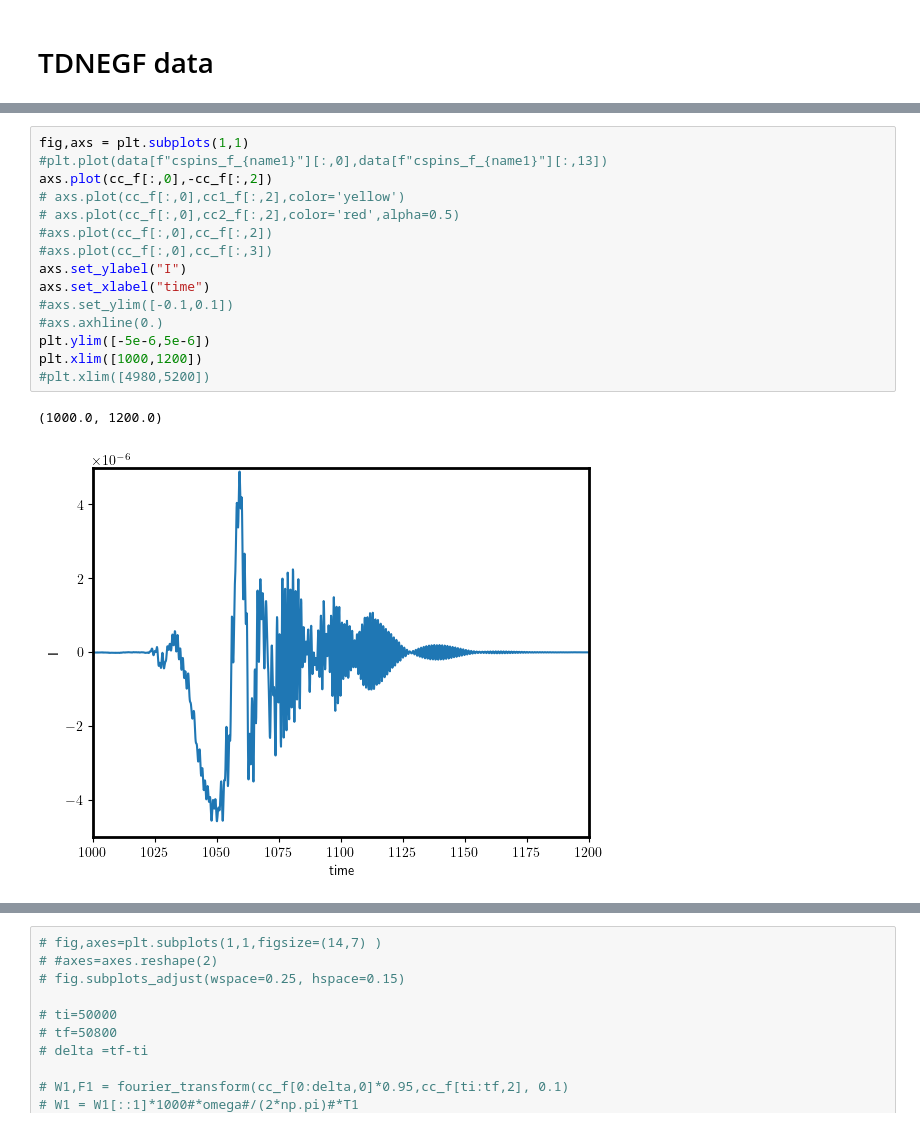
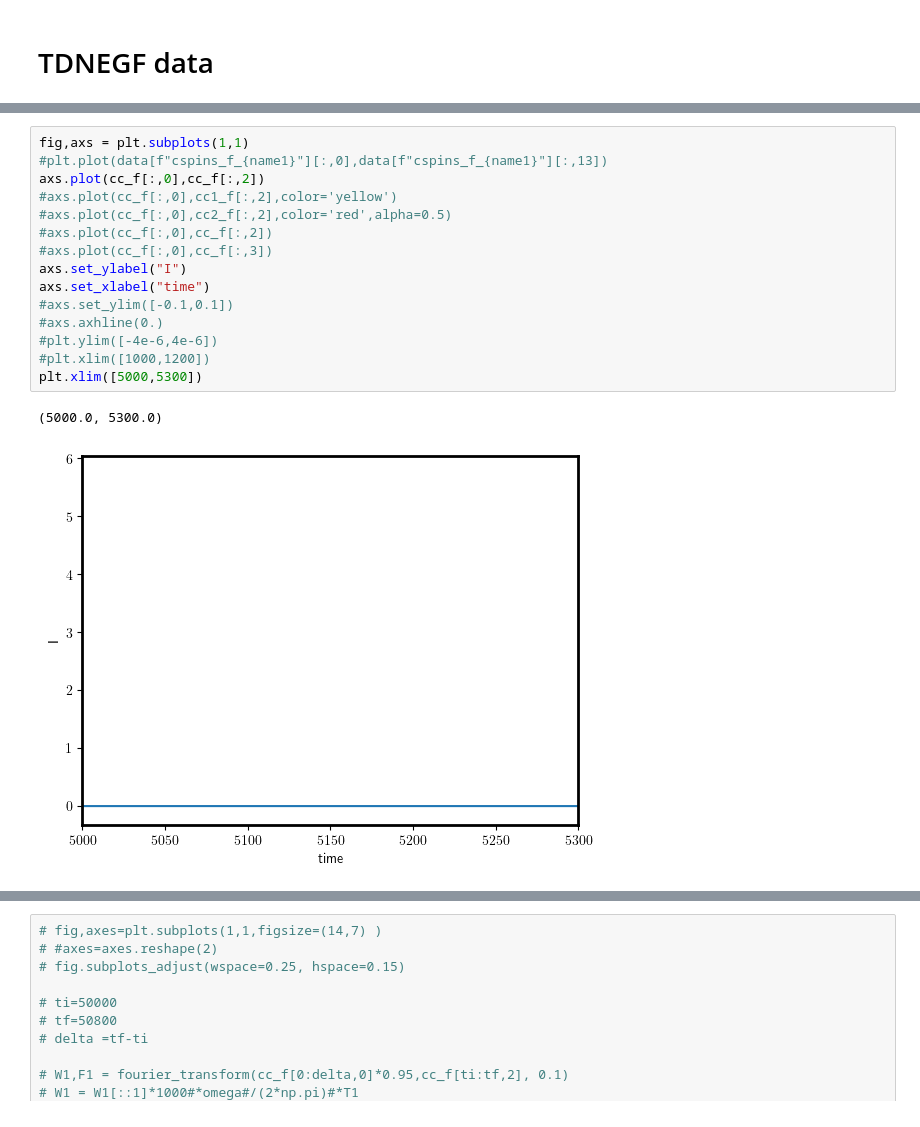
Before and after one commit to Jalil199/TDNEGF, a Jupyter notebook: Figures_main.ipynb, the cells around one changed output, grey strips where cells are left out. Saved outputs shown, nothing was run; the diff lists cells and outputs as text.

```diff
--- a/Figures_main.ipynb
+++ b/Figures_main.ipynb
@@ -58,18 +63,18 @@ plt.ylim([-1e-3,1e-3])
 # %%
 fig,axs = plt.subplots(1,1)
 #plt.plot(data[f"cspins_f_{name1}"][:,0],data[f"cspins_f_{name1}"][:,13])
-axs.plot(cc_f[:,0],-cc_f[:,2])
-# axs.plot(cc_f[:,0],cc1_f[:,2],color='yellow')
-# axs.plot(cc_f[:,0],cc2_f[:,2],color='red',alpha=0.5)
+axs.plot(cc_f[:,0],cc_f[:,2])
+#axs.plot(cc_f[:,0],cc1_f[:,2],color='yellow')
+#axs.plot(cc_f[:,0],cc2_f[:,2],color='red',alpha=0.5)
 #axs.plot(cc_f[:,0],cc_f[:,2])
 #axs.plot(cc_f[:,0],cc_f[:,3])
 axs.set_ylabel("I")
 axs.set_xlabel("time")
 #axs.set_ylim([-0.1,0.1])
 #axs.axhline(0.)
-plt.ylim([-5e-6,5e-6])
-plt.xlim([1000,1200])
-#plt.xlim([4980,5200])
+#plt.ylim([-4e-6,4e-6])
+#plt.xlim([1000,1200])
+plt.xlim([5000,5300])
 # %% [output]
-(1000.0, 1200.0)
+(5000.0, 5300.0)
-[figure, old version]
+[figure, new version]
```
Also changed, not shown: parts of 13 cells of this notebook, 6 other files.
